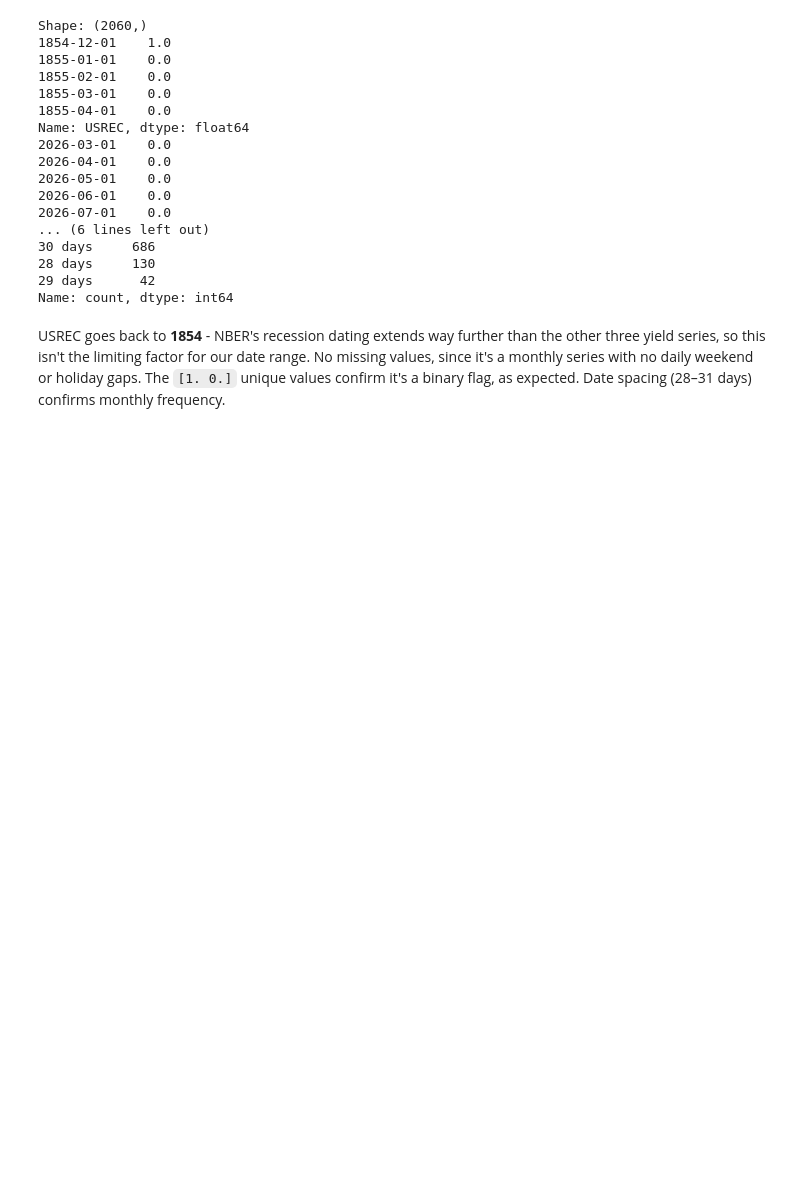
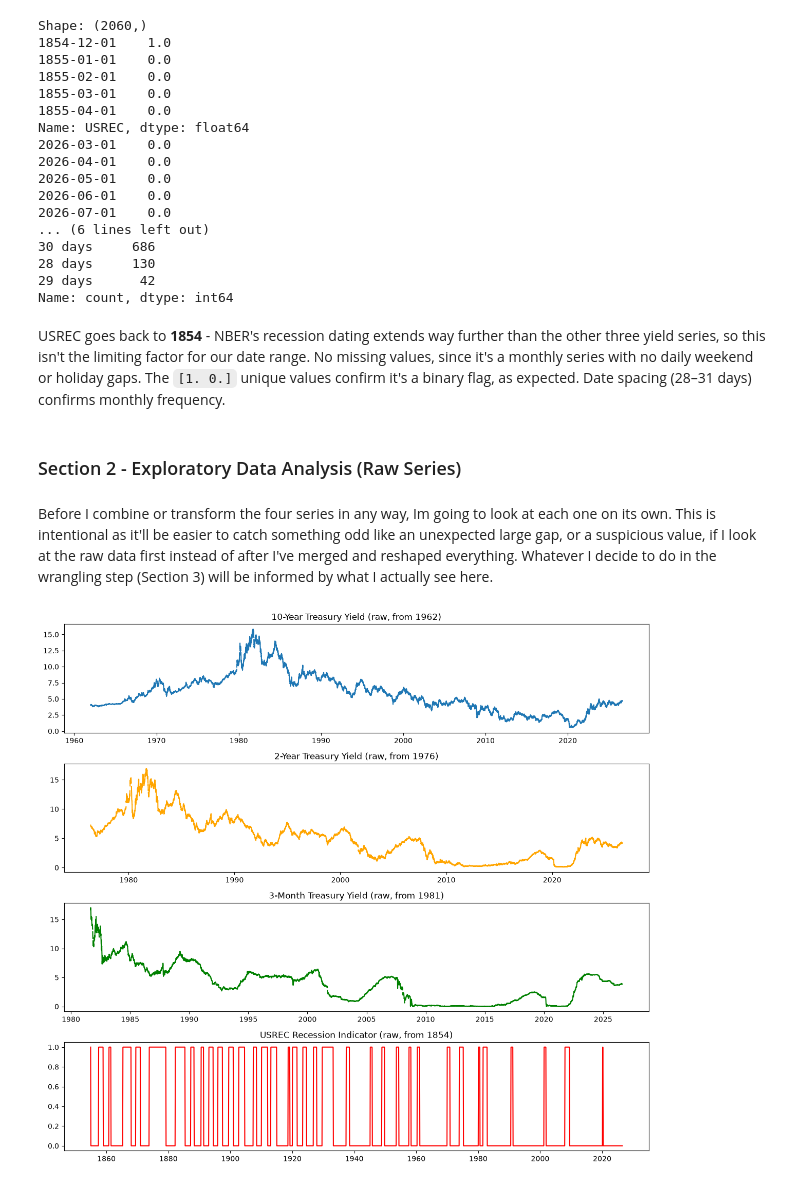
Before and after one commit to Mantra159/Inverted-yield-curve-recession-signal, a Jupyter notebook: yield_curve_analysis.ipynb, the cells around one changed output. Saved outputs shown, nothing was run; the diff lists cells and outputs as text; code cells hidden in the pictures; blank space fills up the shorter version.

Commit message:
Section 2 finished

```diff
--- a/yield_curve_analysis.ipynb
+++ b/yield_curve_analysis.ipynb
@@ -187,3 +169,21 @@ Name: USREC, dtype: float64
 Name: count, dtype: int64
 # %% [markdown]
 USREC goes back to **1854** - NBER's recession dating extends way further than the other three yield series, so this isn't the limiting factor for our date range. No missing values, since it's a monthly series with no daily weekend or holiday gaps. The `[1. 0.]` unique values confirm it's a binary flag, as expected. Date spacing (28–31 days) confirms monthly frequency.
+# %% [markdown]
+### Section 2 - Exploratory Data Analysis (Raw Series)
+# %% [markdown]
+Before I combine or transform the four series in any way, Im going to look at each one on its own. This is intentional as it'll be easier to catch something odd like an unexpected large gap, or a suspicious value, if I look at the raw data first instead of after I've merged and reshaped everything. Whatever I decide to do in the wrangling step (Section 3) will be informed by what I actually see here.
+# %%
+fig, axes = plt.subplots(4, 1, figsize=(12, 11), sharex=False)
+axes[0].plot(dgs10.index, dgs10.values)
+axes[0].set_title(f"10-Year Treasury Yield (raw, from {dgs10.index.min().year})")
+axes[1].plot(dgs2.index, dgs2.values, color="orange")
+axes[1].set_title(f"2-Year Treasury Yield (raw, from {dgs2.index.min().year})")
+axes[2].plot(dgs3mo.index, dgs3mo.values, color="green")
+axes[2].set_title(f"3-Month Treasury Yield (raw, from {dgs3mo.index.min().year})")
+axes[3].plot(usrec.index, usrec.values, color="red")
+axes[3].set_title(f"USREC Recession Indicator (raw, from {usrec.index.min().year})")
+plt.tight_layout()
+plt.show()
+# %% [output]
+[figure, added]
```
Also changed, not shown: parts of 4 cells of this notebook.
